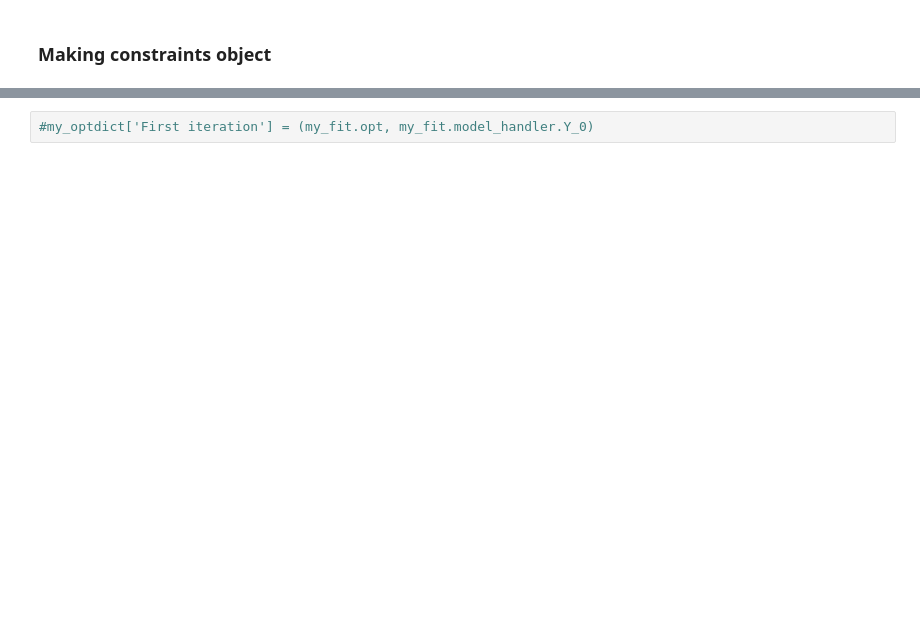
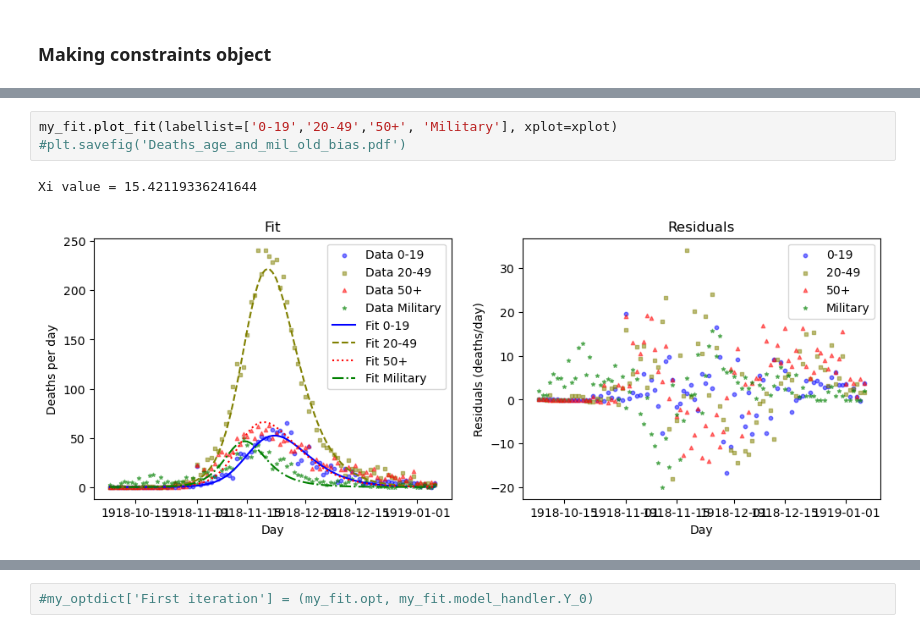
Before and after one commit to gavdoubleu/SEIRD_model, a Jupyter notebook: SEIRD model NZ mil and age.ipynb, the cells around one changed output, grey strips where cells are left out. Cells and saved outputs as stored; diff of their text form; blank space fills up the shorter version.

```diff
--- a/SEIRD model NZ mil and age.ipynb
+++ b/SEIRD model NZ mil and age.ipynb
@@ -363,0 +400,6 @@ Wall time: 4min 23s
+# %%
+my_fit.plot_fit(labellist=['0-19','20-49','50+', 'Military'], xplot=xplot)
+#plt.savefig('Deaths_age_and_mil_old_bias.pdf')
+# %% [output]
+Xi value = 15.42119336241644
+[figure, added]
```
Also changed, not shown: parts of 24 cells of this notebook, 32 other files.
